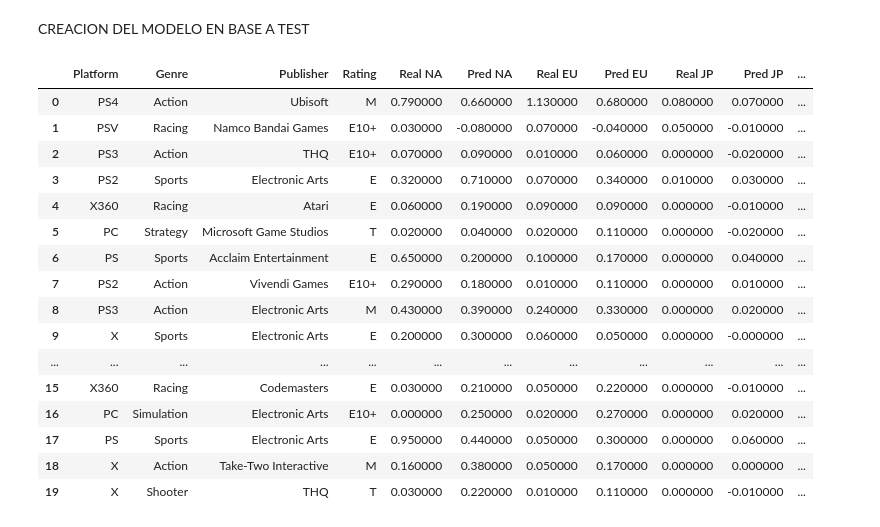
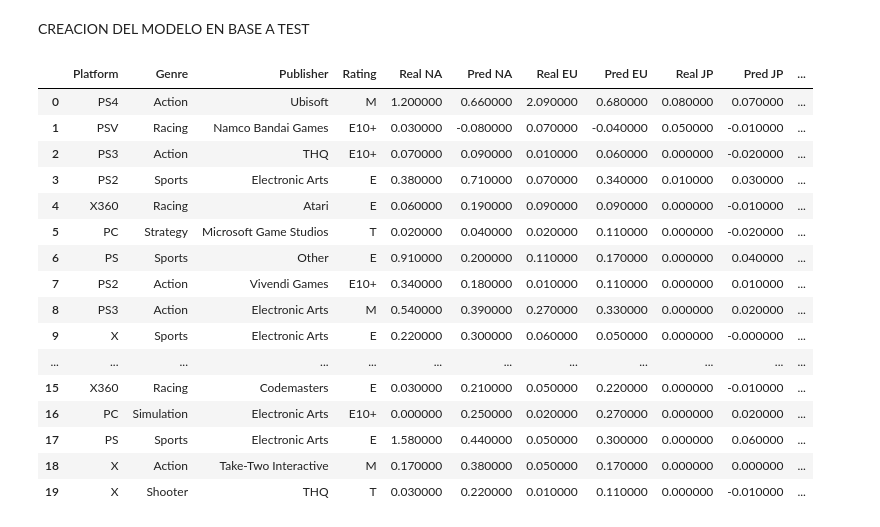
Before and after one commit to Zathiald/VideoGamePrediction_A01705403, a Jupyter notebook: VideoGamePredictionA01705403.ipynb, the cells around one changed output. Saved outputs shown, nothing was run; the diff lists cells and outputs as text; code cells hidden in the pictures.

```diff
--- a/VideoGamePredictionA01705403.ipynb
+++ b/VideoGamePredictionA01705403.ipynb
@@ -256,6 +257,17 @@ X_train, X_test, y_train_reg, y_test_reg = train_test_split(
     random_state=42,
     stratify=y_class
 )
+# %%
+# ==========================================
+# AGRUPAR PUBLISHERS POCO FRECUENTES
+# ==========================================
+
+top_publishers = vg_data["Publisher"].value_counts().nlargest(20).index
+
+vg_data["Publisher"] = vg_data["Publisher"].apply(
+
+    lambda x: x if x in top_publishers else "Other"
+)
 # %%
 # ==========================================
 # SEPARACIÓN DE DATOS DE ENTRENAMIENTO Y PRUEBA CLASIFICACIÓN
@@ -1026,19 +1093,19 @@ resultados = pd.DataFrame({
 
     # ---------- REGRESIÓN ----------
 
-    "Real NA": y_test_reg["NA_Sales"].values,
+    "Real NA": np.expm1(y_test_reg["NA_Sales"].values),
     "Pred NA": y_pred_reg_test[:, 0],
 
-    "Real EU": y_test_reg["EU_Sales"].values,
+    "Real EU": np.expm1(y_test_reg["EU_Sales"].values),
     "Pred EU": y_pred_reg_test[:, 1],
 
-    "Real JP": y_test_reg["JP_Sales"].values,
+    "Real JP": np.expm1(y_test_reg["JP_Sales"].values),
     "Pred JP": y_pred_reg_test[:, 2],
 
-    "Real Other": y_test_reg["Other_Sales"].values,
+    "Real Other": np.expm1(y_test_reg["Other_Sales"].values),
     "Pred Other": y_pred_reg_test[:, 3],
 
-    "Real Global": y_test_reg["Global_Sales"].values,
+    "Real Global": np.expm1(y_test_reg["Global_Sales"].values),
     "Pred Global": y_pred_reg_test[:, 4],
 
     # ---------- CLASIFICACIÓN ----------
@@ -1075,48 +1142,48 @@ resultados[columnas_numericas] = (
 styled_results = (
 
     resultados.head(20).style
 
     .set_properties(**{
         "text-align": "center",
         "font-size": "10pt"
     })
 
     .set_table_styles([
         {
             "selector": "th",
             "props": [
                 ("background-color", "#1F4E78"),
                 ("color", "white"),
                 ("font-weight", "bold"),
                 ("text-align", "center")
             ]
         }
     ])
 
     .background_gradient(
         cmap="Blues",
         subset=columnas_numericas
     )
 )
 
 styled_results
 # %% [output]
 |  | Platform | Genre | Publisher | Rating | Real NA | Pred NA | Real EU | Pred EU | Real JP | Pred JP | ... |
-| 0 | PS4 | Action | Ubisoft | M | 0.790000 | 0.660000 | 1.130000 | 0.680000 | 0.080000 | 0.070000 | ... |
+| 0 | PS4 | Action | Ubisoft | M | 1.200000 | 0.660000 | 2.090000 | 0.680000 | 0.080000 | 0.070000 | ... |
 | 1 | PSV | Racing | Namco Bandai Games | E10+ | 0.030000 | -0.080000 | 0.070000 | -0.040000 | 0.050000 | -0.010000 | ... |
 | 2 | PS3 | Action | THQ | E10+ | 0.070000 | 0.090000 | 0.010000 | 0.060000 | 0.000000 | -0.020000 | ... |
-| 3 | PS2 | Sports | Electronic Arts | E | 0.320000 | 0.710000 | 0.070000 | 0.340000 | 0.010000 | 0.030000 | ... |
+| 3 | PS2 | Sports | Electronic Arts | E | 0.380000 | 0.710000 | 0.070000 | 0.340000 | 0.010000 | 0.030000 | ... |
 | 4 | X360 | Racing | Atari | E | 0.060000 | 0.190000 | 0.090000 | 0.090000 | 0.000000 | -0.010000 | ... |
 | 5 | PC | Strategy | Microsoft Game Studios | T | 0.020000 | 0.040000 | 0.020000 | 0.110000 | 0.000000 | -0.020000 | ... |
-| 6 | PS | Sports | Acclaim Entertainment | E | 0.650000 | 0.200000 | 0.100000 | 0.170000 | 0.000000 | 0.040000 | ... |
-| 7 | PS2 | Action | Vivendi Games | E10+ | 0.290000 | 0.180000 | 0.010000 | 0.110000 | 0.000000 | 0.010000 | ... |
-| 8 | PS3 | Action | Electronic Arts | M | 0.430000 | 0.390000 | 0.240000 | 0.330000 | 0.000000 | 0.020000 | ... |
-| 9 | X | Sports | Electronic Arts | E | 0.200000 | 0.300000 | 0.060000 | 0.050000 | 0.000000 | -0.000000 | ... |
+| 6 | PS | Sports | Other | E | 0.910000 | 0.200000 | 0.110000 | 0.170000 | 0.000000 | 0.040000 | ... |
+| 7 | PS2 | Action | Vivendi Games | E10+ | 0.340000 | 0.180000 | 0.010000 | 0.110000 | 0.000000 | 0.010000 | ... |
+| 8 | PS3 | Action | Electronic Arts | M | 0.540000 | 0.390000 | 0.270000 | 0.330000 | 0.000000 | 0.020000 | ... |
+| 9 | X | Sports | Electronic Arts | E | 0.220000 | 0.300000 | 0.060000 | 0.050000 | 0.000000 | -0.000000 | ... |
 | ... | ... | ... | ... | ... | ... | ... | ... | ... | ... | ... | ... |
 | 15 | X360 | Racing | Codemasters | E | 0.030000 | 0.210000 | 0.050000 | 0.220000 | 0.000000 | -0.010000 | ... |
 | 16 | PC | Simulation | Electronic Arts | E10+ | 0.000000 | 0.250000 | 0.020000 | 0.270000 | 0.000000 | 0.020000 | ... |
-| 17 | PS | Sports | Electronic Arts | E | 0.950000 | 0.440000 | 0.050000 | 0.300000 | 0.000000 | 0.060000 | ... |
-| 18 | X | Action | Take-Two Interactive | M | 0.160000 | 0.380000 | 0.050000 | 0.170000 | 0.000000 | 0.000000 | ... |
+| 17 | PS | Sports | Electronic Arts | E | 1.580000 | 0.440000 | 0.050000 | 0.300000 | 0.000000 | 0.060000 | ... |
+| 18 | X | Action | Take-Two Interactive | M | 0.170000 | 0.380000 | 0.050000 | 0.170000 | 0.000000 | 0.000000 | ... |
 | 19 | X | Shooter | THQ | T | 0.030000 | 0.220000 | 0.010000 | 0.110000 | 0.000000 | -0.010000 | ... |
 # %%
 # ==========================================
```
Also changed, not shown: parts of 8 cells of this notebook.
